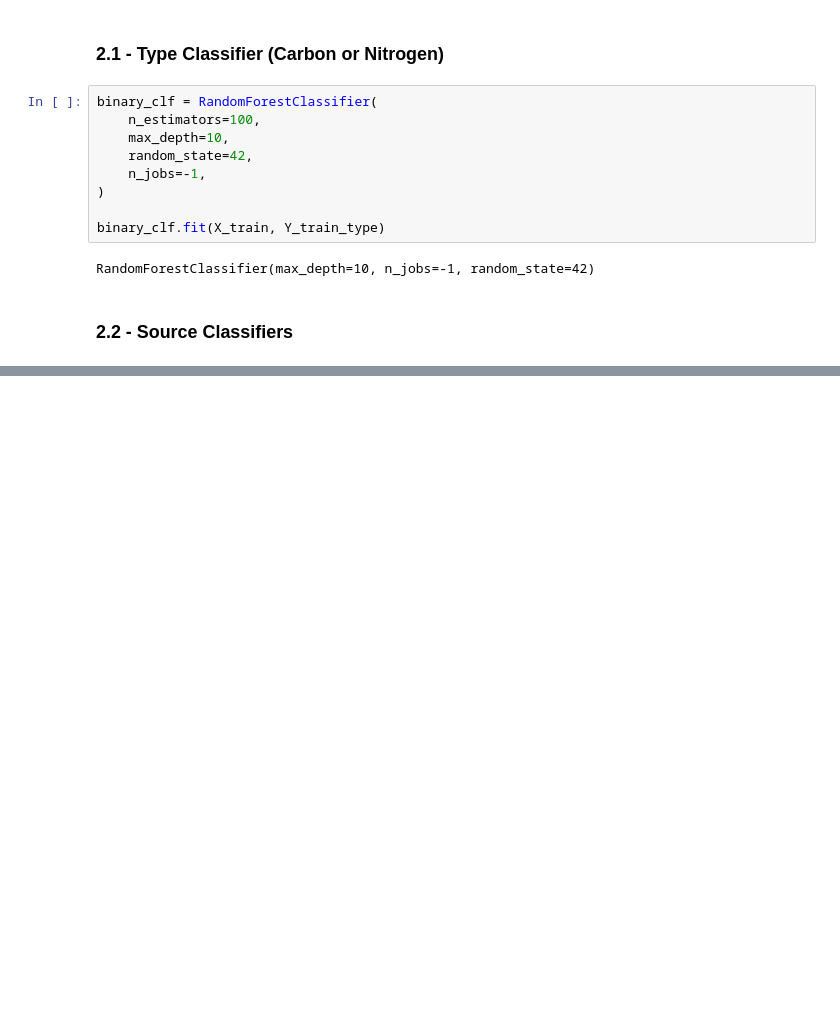
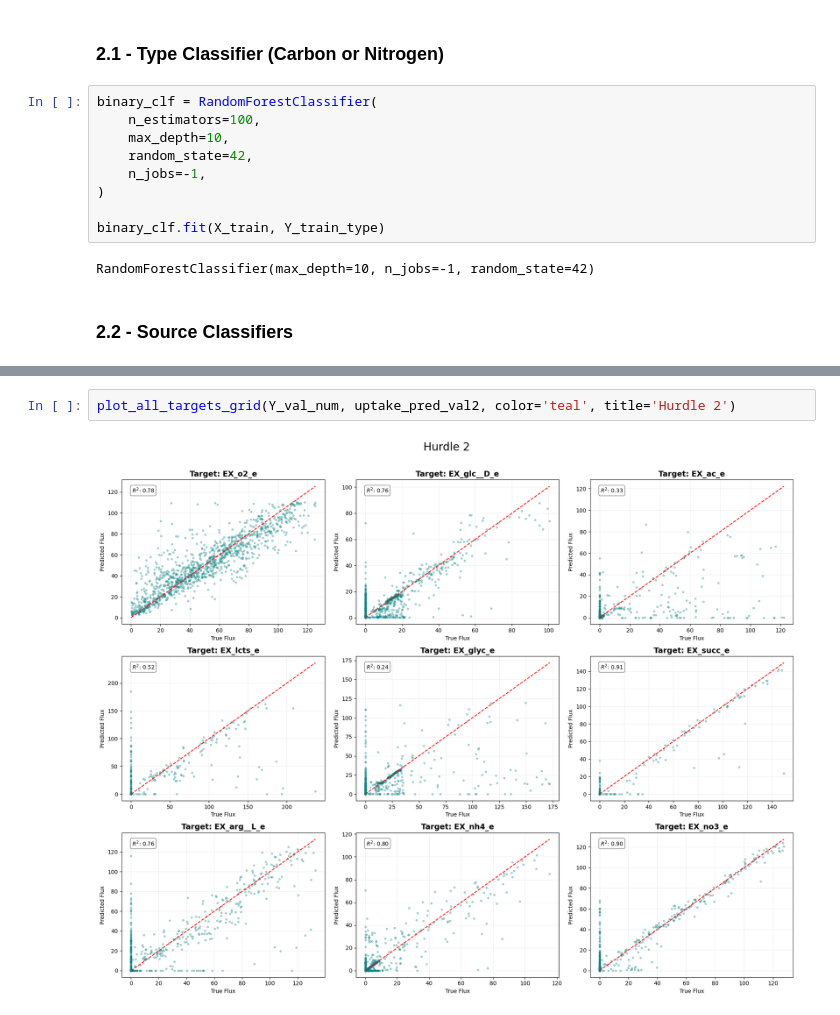
Before and after one commit to celasa/biomass_thesis, a Jupyter notebook: notebooks/05_hurdle.ipynb, the cells around one changed output, grey strips where cells are left out. Saved outputs shown, nothing was run; the diff lists cells and outputs as text; blank space fills up the shorter version.

```diff
--- a/notebooks/05_hurdle.ipynb
+++ b/notebooks/05_hurdle.ipynb
@@ -176,0 +600,4 @@ carbon_clf.fit(X_train[carbon_mask], Y_train_s)
+# %%
+plot_all_targets_grid(Y_val_num, uptake_pred_val2, color='teal', title='Hurdle 2')
+# %% [output]
+[figure, added]
```
Also changed, not shown: parts of 48 cells of this notebook, 1 other file.
